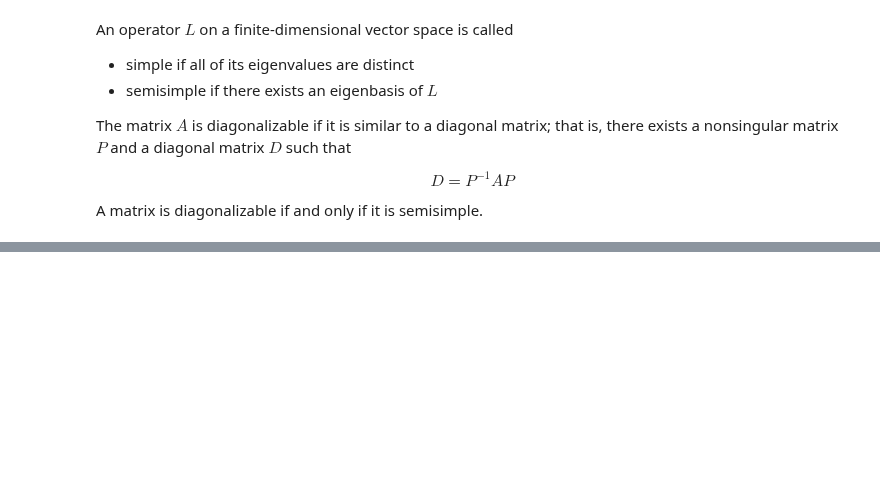
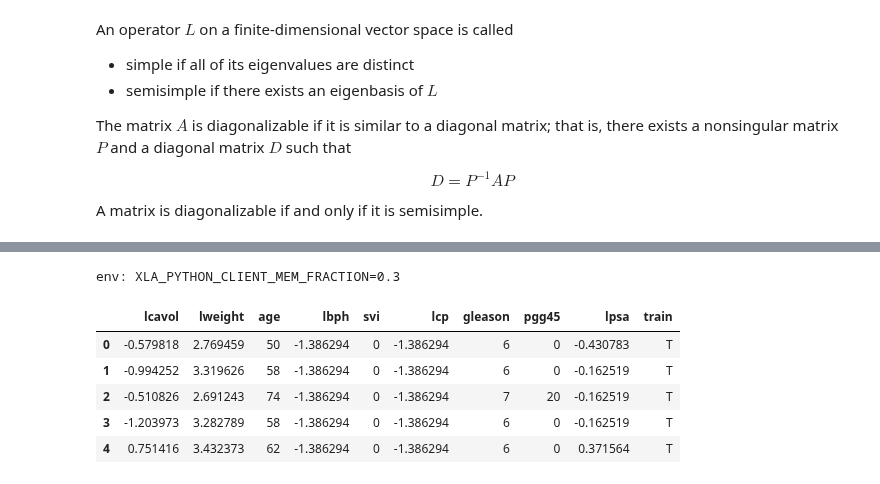
Before and after one commit to oceanumeric/Applied-Mathematics, a Jupyter notebook: volume1/Spectral-Theory.ipynb, the cells around one changed output, grey strips where cells are left out. Cells and saved outputs as stored; diff of their text form; code cells hidden in the pictures; blank space fills up the shorter version.

```diff
--- a/volume1/Spectral-Theory.ipynb
+++ b/volume1/Spectral-Theory.ipynb
@@ -87,0 +115,27 @@ but Schur's lemma is quite powerful, both theoretically and computationally.
+# %%
+import time
+import numpy as np
+import jax.numpy as jnp
+import jax.scipy as jsp
+import pandas as pd
+import matplotlib.pyplot as plt
+import matplotlib as mpl
+from jax import random
+mpl.rcParams['text.usetex'] = True
+mpl.rcParams['text.latex.preamble'] = r'\usepackage{{amsmath}}'
+%config InlineBackend.figure_formats = ['svg']
+%env XLA_PYTHON_CLIENT_MEM_FRACTION=0.3
+# %% [output]
+env: XLA_PYTHON_CLIENT_MEM_FRACTION=0.3
+# %%
+# load the dataset
+url = "https://hastie.su.domains/ElemStatLearn/datasets/prostate.data"
+data = pd.read_csv(url, delimiter="\t").iloc[:, 1:]
+data.head()
+# %% [output]
+|  | lcavol | lweight | age | lbph | svi | lcp | gleason | pgg45 | lpsa | train |
+| 0 | -0.579818 | 2.769459 | 50 | -1.386294 | 0 | -1.386294 | 6 | 0 | -0.430783 | T |
+| 1 | -0.994252 | 3.319626 | 58 | -1.386294 | 0 | -1.386294 | 6 | 0 | -0.162519 | T |
+| 2 | -0.510826 | 2.691243 | 74 | -1.386294 | 0 | -1.386294 | 7 | 20 | -0.162519 | T |
+| 3 | -1.203973 | 3.282789 | 58 | -1.386294 | 0 | -1.386294 | 6 | 0 | -0.162519 | T |
+| 4 | 0.751416 | 3.432373 | 62 | -1.386294 | 0 | -1.386294 | 6 | 0 | 0.371564 | T |
```
Also changed, not shown: parts of 27 cells of this notebook, 2 other files.
